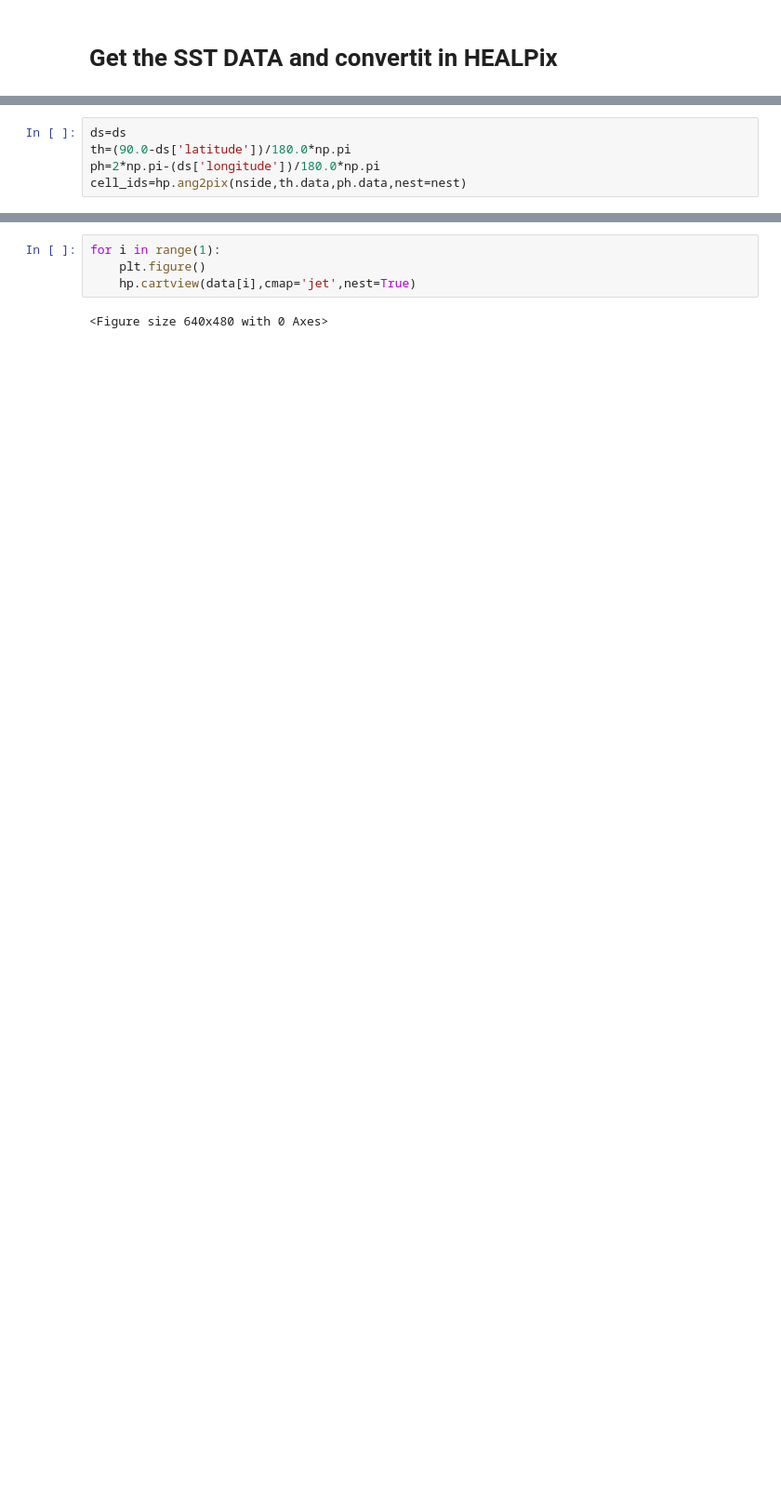
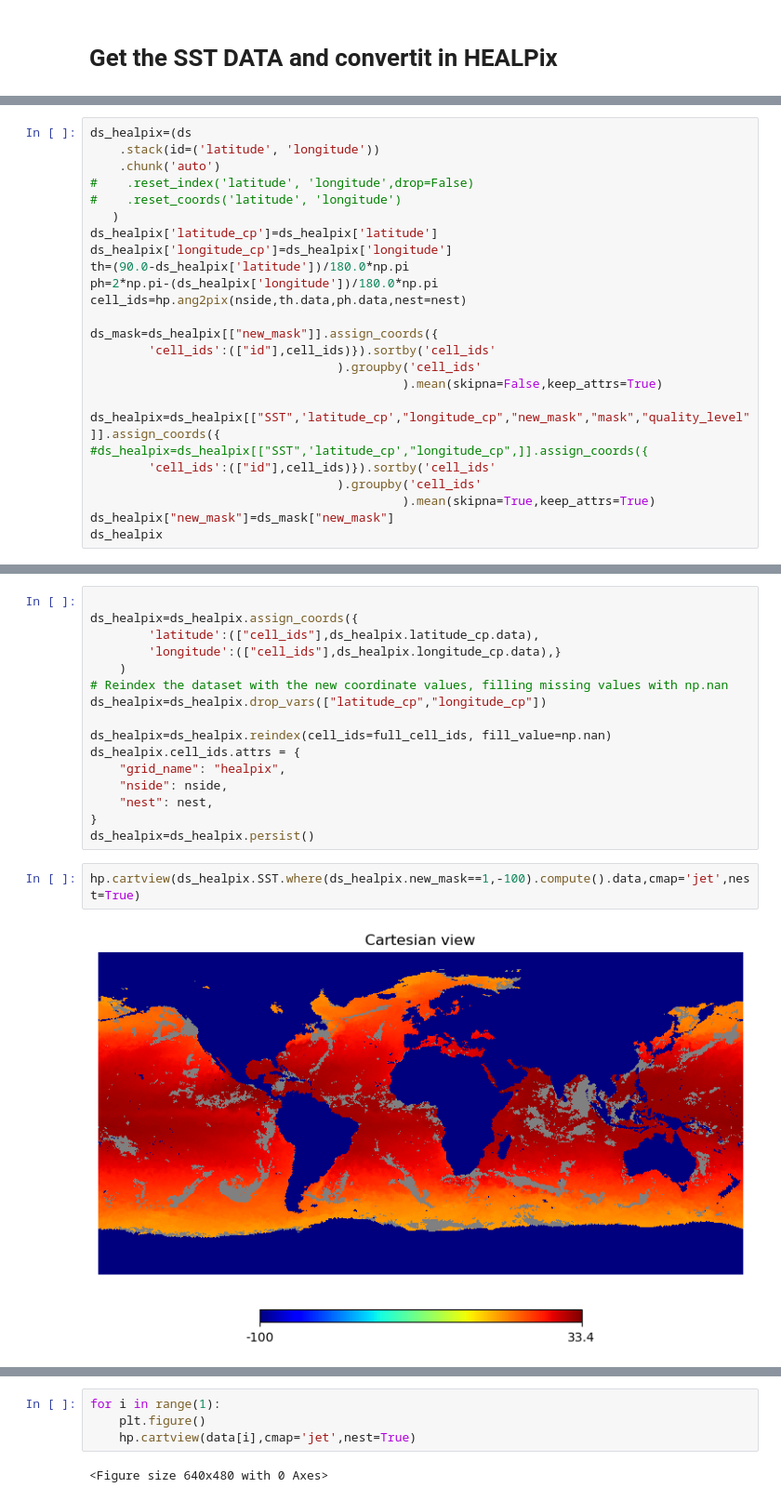
Before and after one commit to pangeo-data/pangeo-igarss2024, a Jupyter notebook: docs/SST_AI.ipynb, the cells around one changed output, grey strips where cells are left out. Shown at 93% size. Cells and saved outputs as stored; diff of their text form; blank space fills up the shorter version.

```diff
--- a/docs/SST_AI.ipynb
+++ b/docs/SST_AI.ipynb
@@ -130,5 +260,25 @@ uuid :
 # %%
-ds=ds
-th=(90.0-ds['latitude'])/180.0*np.pi
-ph=2*np.pi-(ds['longitude'])/180.0*np.pi
+ds_healpix=(ds
+    .stack(id=('latitude', 'longitude'))
+    .chunk('auto')
+#    .reset_index('latitude', 'longitude',drop=False)
+#    .reset_coords('latitude', 'longitude')
+   )
+ds_healpix['latitude_cp']=ds_healpix['latitude']
+ds_healpix['longitude_cp']=ds_healpix['longitude']
+th=(90.0-ds_healpix['latitude'])/180.0*np.pi
+ph=2*np.pi-(ds_healpix['longitude'])/180.0*np.pi
 cell_ids=hp.ang2pix(nside,th.data,ph.data,nest=nest)
+
+ds_mask=ds_healpix[["new_mask"]].assign_coords({
+        'cell_ids':(["id"],cell_ids)}).sortby('cell_ids'
+                                  ).groupby('cell_ids'
+                                           ).mean(skipna=False,keep_attrs=True)
+
+ds_healpix=ds_healpix[["SST",'latitude_cp',"longitude_cp","new_mask","mask","quality_level"]].assign_coords({
+#ds_healpix=ds_healpix[["SST",'latitude_cp',"longitude_cp",]].assign_coords({
+        'cell_ids':(["id"],cell_ids)}).sortby('cell_ids'
+                                  ).groupby('cell_ids'
+                                           ).mean(skipna=True,keep_attrs=True)
+ds_healpix["new_mask"]=ds_mask["new_mask"]
+ds_healpix
@@ -156,0 +371,20 @@ for k in range(6):
+# %%
+
+ds_healpix=ds_healpix.assign_coords({
+        'latitude':(["cell_ids"],ds_healpix.latitude_cp.data),
+        'longitude':(["cell_ids"],ds_healpix.longitude_cp.data),}
+    )
+# Reindex the dataset with the new coordinate values, filling missing values with np.nan
+ds_healpix=ds_healpix.drop_vars(["latitude_cp","longitude_cp"])
+
+ds_healpix=ds_healpix.reindex(cell_ids=full_cell_ids, fill_value=np.nan)
+ds_healpix.cell_ids.attrs = {
+    "grid_name": "healpix",
+    "nside": nside,
+    "nest": nest,
+}
+ds_healpix=ds_healpix.persist()
+# %%
+hp.cartview(ds_healpix.SST.where(ds_healpix.new_mask==1,-100).compute().data,cmap='jet',nest=True)
+# %% [output]
+[figure, added]
```
Also changed, not shown: parts of 20 cells of this notebook.
